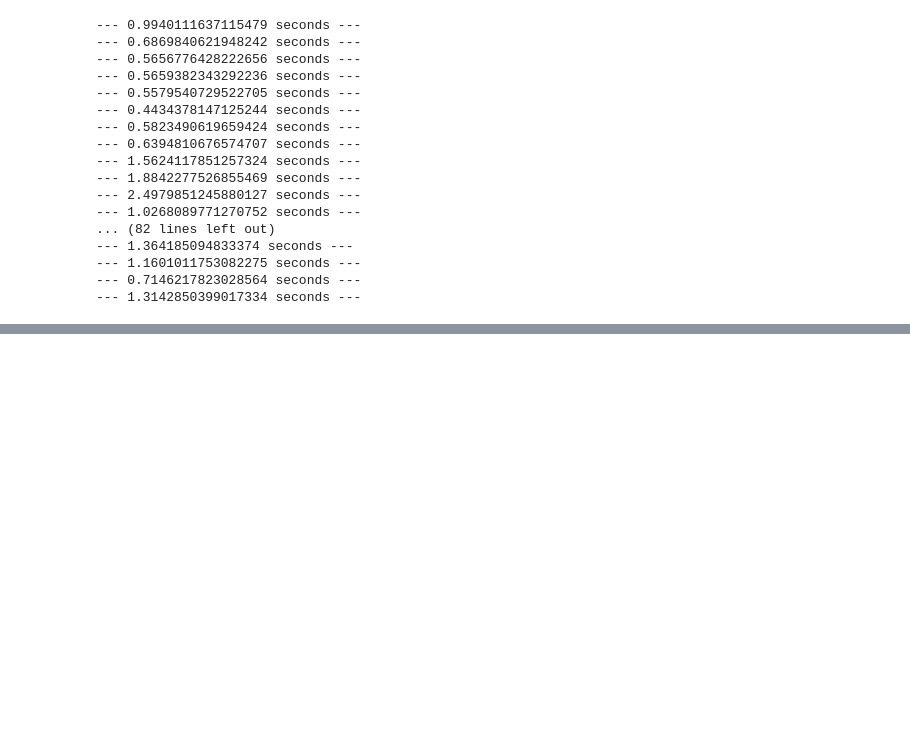
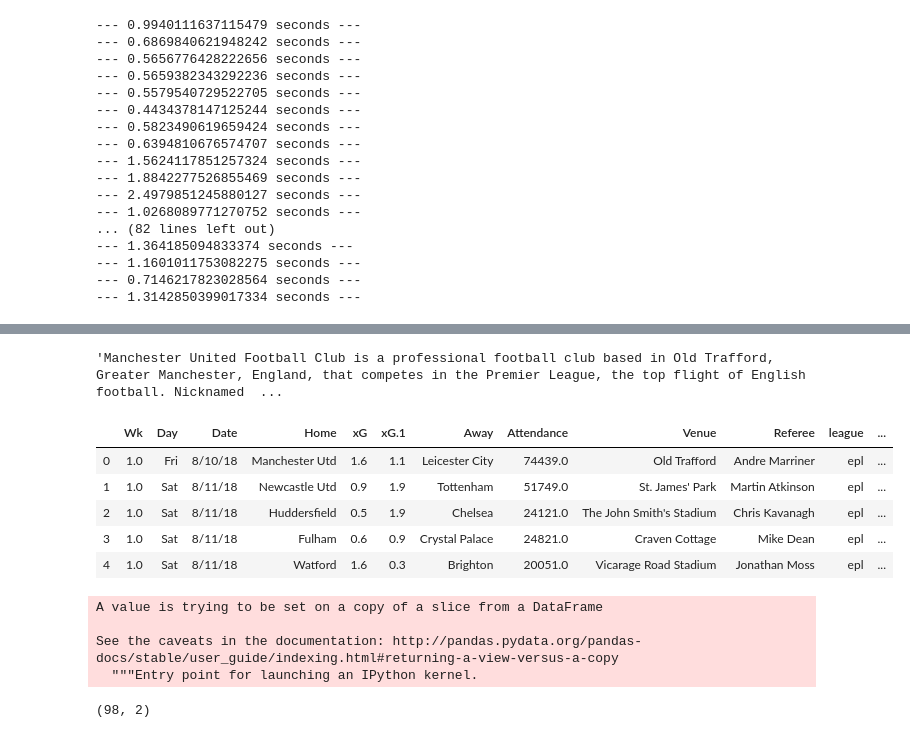
Before and after one commit to triolinho/final_project_repo, a Jupyter notebook: final_1.ipynb, the cells around one changed output, grey strips where cells are left out. Saved outputs shown, nothing was run; the diff lists cells and outputs as text; code cells hidden in the pictures; blank space fills up the shorter version.

```diff
--- a/final_1.ipynb
+++ b/final_1.ipynb
@@ -680,0 +665,13 @@ wiki_df = pd.DataFrame(wiki_dict)
+# %%
+wiki2['description'][0]
+# %% [output]
+'Manchester United Football Club is a professional football club based in Old Trafford, Greater Manchester, England, that competes in the Premier League, the top flight of English football. Nicknamed  ...
+# %%
+df_xg.head()
+# %% [output]
+|  | Wk | Day | Date | Home | xG | xG.1 | Away | Attendance | Venue | Referee | league | ... |
+| 0 | 1.0 | Fri | 8/10/18 | Manchester Utd | 1.6 | 1.1 | Leicester City | 74439.0 | Old Trafford | Andre Marriner | epl | ... |
+| 1 | 1.0 | Sat | 8/11/18 | Newcastle Utd | 0.9 | 1.9 | Tottenham | 51749.0 | St. James' Park | Martin Atkinson | epl | ... |
+| 2 | 1.0 | Sat | 8/11/18 | Huddersfield | 0.5 | 1.9 | Chelsea | 24121.0 | The John Smith's Stadium | Chris Kavanagh | epl | ... |
+| 3 | 1.0 | Sat | 8/11/18 | Fulham | 0.6 | 0.9 | Crystal Palace | 24821.0 | Craven Cottage | Mike Dean | epl | ... |
+| 4 | 1.0 | Sat | 8/11/18 | Watford | 1.6 | 0.3 | Brighton | 20051.0 | Vicarage Road Stadium | Jonathan Moss | epl | ... |
@@ -680,0 +680,11 @@ wiki_df = pd.DataFrame(wiki_dict)
+# %%
+league_df.drop_duplicates(subset ="Home", keep = 'first', inplace = True)
+# %% [output]
+A value is trying to be set on a copy of a slice from a DataFrame
+
+See the caveats in the documentation: http://pandas.pydata.org/pandas-docs/stable/user_guide/indexing.html#returning-a-view-versus-a-copy
+  """Entry point for launching an IPython kernel.
+# %%
+league_df.shape
+# %% [output]
+(98, 2)
```
Also changed, not shown: parts of 29 cells of this notebook, 3 other files.
